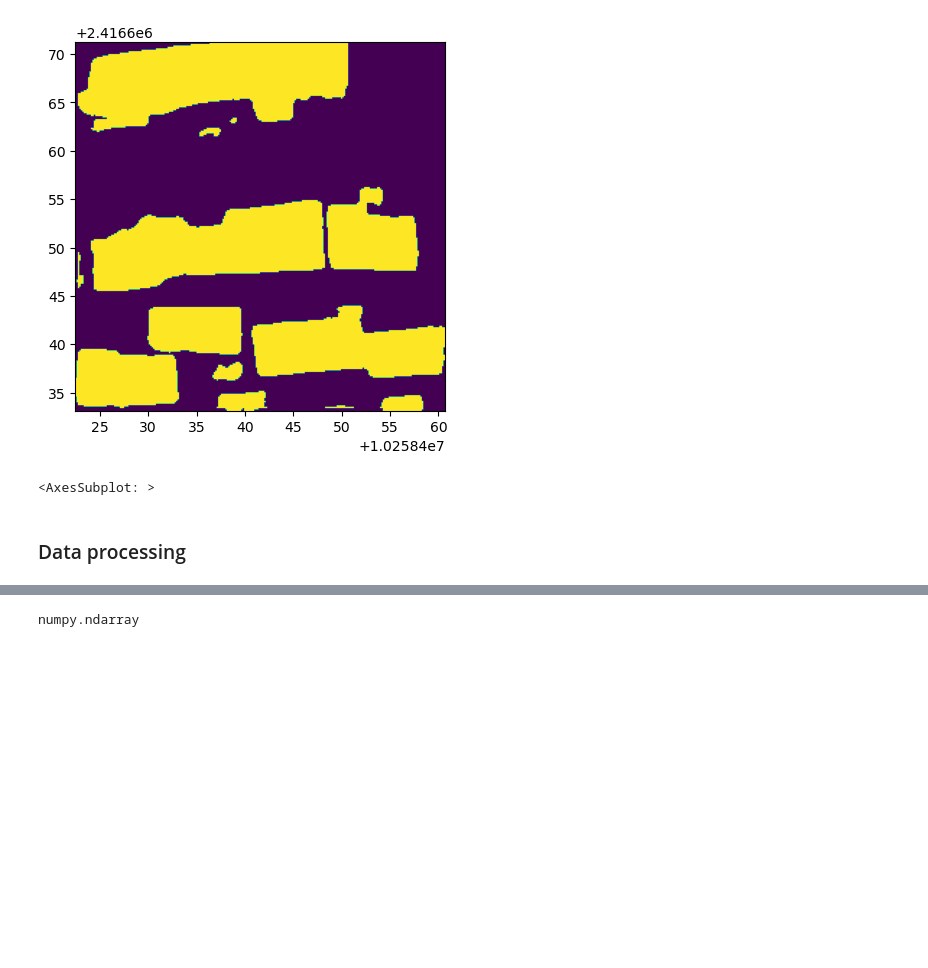
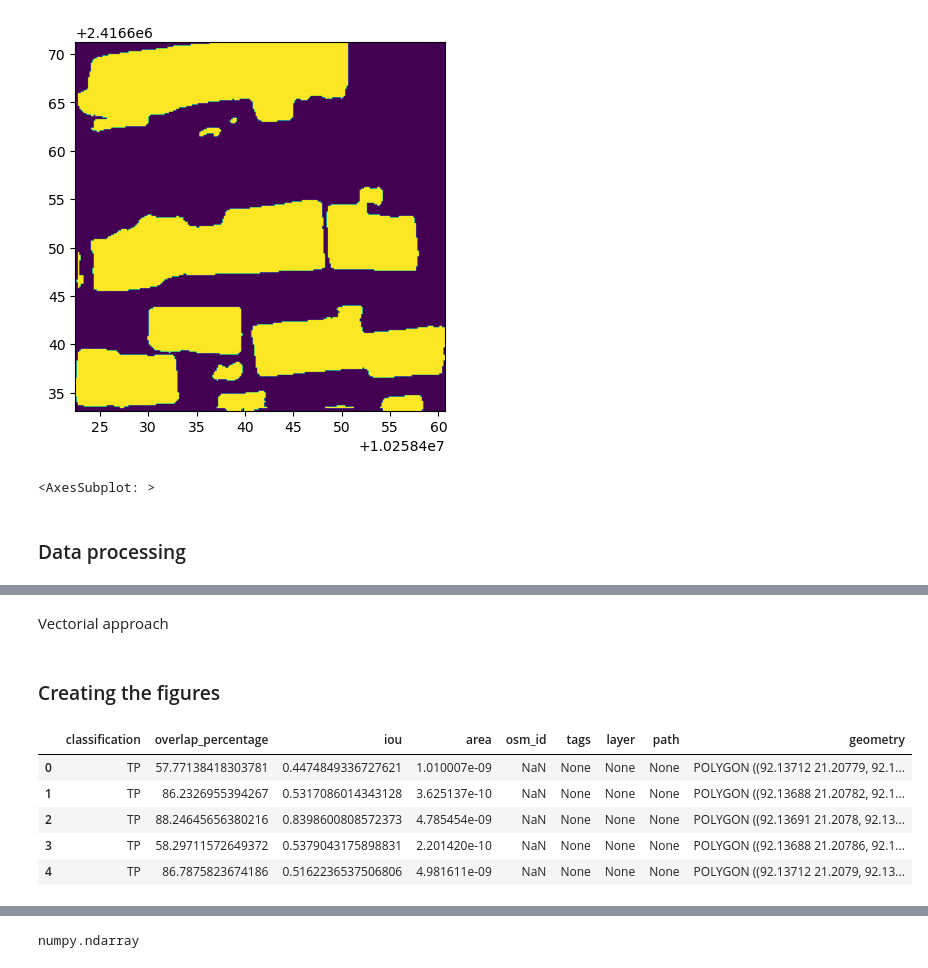
Before and after one commit to ciupava/maptcha_dev, a Jupyter notebook: notebooks/images_processing.ipynb, the cells around one changed output, grey strips where cells are left out. Saved outputs shown, nothing was run; the diff lists cells and outputs as text; code cells hidden in the pictures; blank space fills up the shorter version.

```diff
--- a/notebooks/images_processing.ipynb
+++ b/notebooks/images_processing.ipynb
@@ -109,0 +108,2 @@ rasterio.io.DatasetReader
+# %% [markdown]
+Vectorial approach
@@ -109,0 +112,2 @@ rasterio.io.DatasetReader
+# %% [markdown]
+### Creating the figures
@@ -109,0 +118,9 @@ rasterio.io.DatasetReader
+# %%
+categories_gpd.head()
+# %% [output]
+|  | classification | overlap_percentage | iou | area | osm_id | tags | layer | path | geometry |
+| 0 | TP | 57.77138418303781 | 0.4474849336727621 | 1.010007e-09 | NaN | None | None | None | POLYGON ((92.13712 21.20779, 92.1... |
+| 1 | TP | 86.2326955394267 | 0.5317086014343128 | 3.625137e-10 | NaN | None | None | None | POLYGON ((92.13688 21.20782, 92.1... |
+| 2 | TP | 88.24645656380216 | 0.8398600808572373 | 4.785454e-09 | NaN | None | None | None | POLYGON ((92.13691 21.2078, 92.13... |
+| 3 | TP | 58.29711572649372 | 0.5379043175898831 | 2.201420e-10 | NaN | None | None | None | POLYGON ((92.13688 21.20786, 92.1... |
+| 4 | TP | 86.7875823674186 | 0.5162236537506806 | 4.981611e-09 | NaN | None | None | None | POLYGON ((92.13712 21.2079, 92.13... |
```
Also changed, not shown: parts of 34 cells of this notebook, 5 other files.
